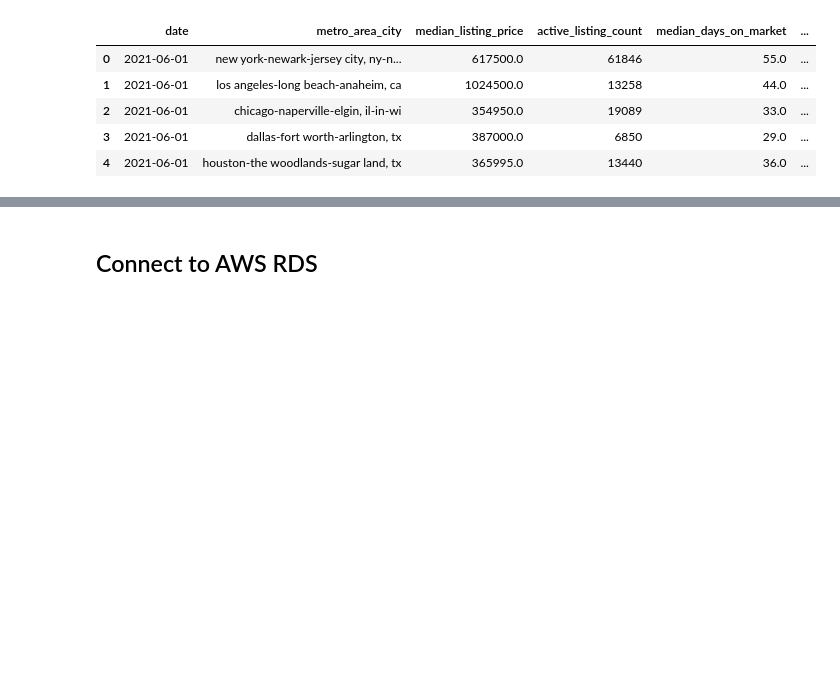
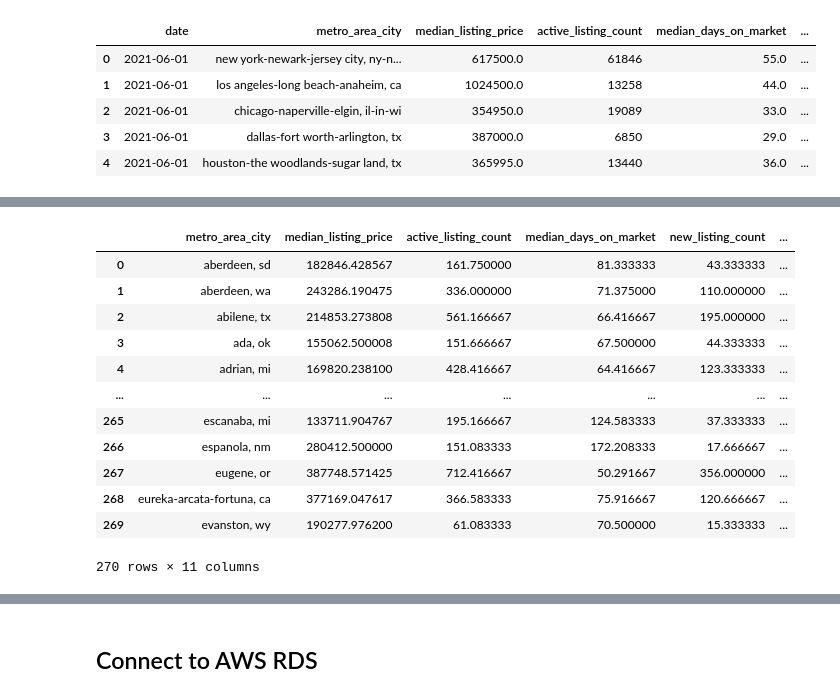
Before and after one commit to marke0816/Sleeper_Cities, a Jupyter notebook: jupyter_notebooks/aws_sleeper_cities.ipynb, the cells around one changed output, grey strips where cells are left out. Cells and saved outputs as stored; diff of their text form; code cells hidden in the pictures; blank space fills up the shorter version.

```diff
--- a/jupyter_notebooks/aws_sleeper_cities.ipynb
+++ b/jupyter_notebooks/aws_sleeper_cities.ipynb
@@ -153,0 +150,18 @@ grouped_housing_df.head(20)
+# %%
+# change the issue with espanola
+grouped_housing_df.at[266,'metro_area_city'] = "espanola, nm"
+grouped_housing_df.head(270)
+# %% [output]
+|  | metro_area_city | median_listing_price | active_listing_count | median_days_on_market | new_listing_count | ... |
+| 0 | aberdeen, sd | 182846.428567 | 161.750000 | 81.333333 | 43.333333 | ... |
+| 1 | aberdeen, wa | 243286.190475 | 336.000000 | 71.375000 | 110.000000 | ... |
+| 2 | abilene, tx | 214853.273808 | 561.166667 | 66.416667 | 195.000000 | ... |
+| 3 | ada, ok | 155062.500008 | 151.666667 | 67.500000 | 44.333333 | ... |
+| 4 | adrian, mi | 169820.238100 | 428.416667 | 64.416667 | 123.333333 | ... |
+| ... | ... | ... | ... | ... | ... | ... |
+| 265 | escanaba, mi | 133711.904767 | 195.166667 | 124.583333 | 37.333333 | ... |
+| 266 | espanola, nm | 280412.500000 | 151.083333 | 172.208333 | 17.666667 | ... |
+| 267 | eugene, or | 387748.571425 | 712.416667 | 50.291667 | 356.000000 | ... |
+| 268 | eureka-arcata-fortuna, ca | 377169.047617 | 366.583333 | 75.916667 | 120.666667 | ... |
+| 269 | evanston, wy | 190277.976200 | 61.083333 | 70.500000 | 15.333333 | ... |
+270 rows × 11 columns
```
Also changed, not shown: parts of 13 cells of this notebook.
